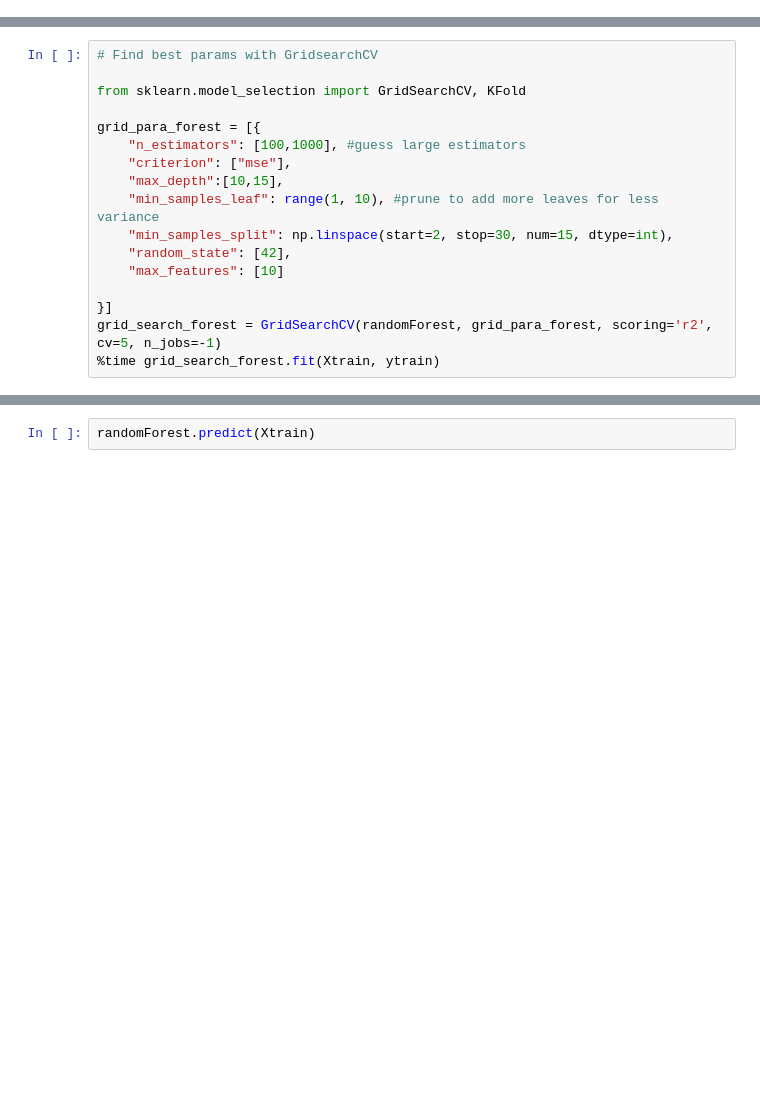
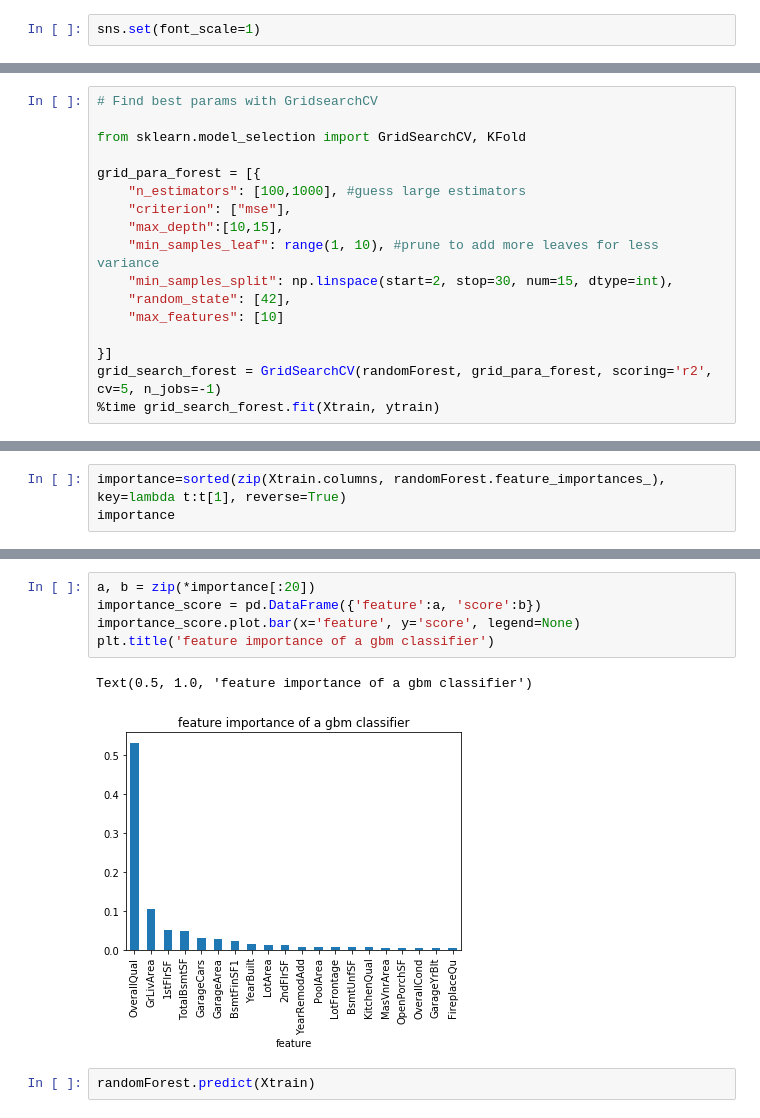
Before and after one commit to sundusseif93/machine_learning_predict_house_prices, a Jupyter notebook: kaggle_project_sundus_.ipynb, the cells around one changed output, grey strips where cells are left out. Saved outputs shown, nothing was run; the diff lists cells and outputs as text; blank space fills up the shorter version.

```diff
--- a/kaggle_project_sundus_.ipynb
+++ b/kaggle_project_sundus_.ipynb
@@ -303,6 +309,8 @@ Name: BsmtExposure, dtype: int64
 Name: HalfBath, dtype: int64
 # %% [markdown]
 ## Quantitative Features
+# %%
+sns.set(font_scale=1)
 # %%
 train_sun["SalesPrice"].describe()
 # %% [output]
@@ -1867,0 +1877,3 @@ pd.DataFrame(randomForest.feature_importances_)
+# %%
+importance=sorted(zip(Xtrain.columns, randomForest.feature_importances_), key=lambda t:t[1], reverse=True)
+importance
@@ -1868,3 +1891,11 @@ pd.DataFrame(randomForest.feature_importances_)
+# %%
+a, b = zip(*importance[:20])
+importance_score = pd.DataFrame({'feature':a, 'score':b})
+importance_score.plot.bar(x='feature', y='score', legend=None)
+plt.title('feature importance of a gbm classifier')
+# %% [output]
+Text(0.5, 1.0, 'feature importance of a gbm classifier')
+[figure, added]
 # %%
 randomForest.predict(Xtrain)
 # %% [output]
```
Also changed, not shown: parts of 5 cells of this notebook.
